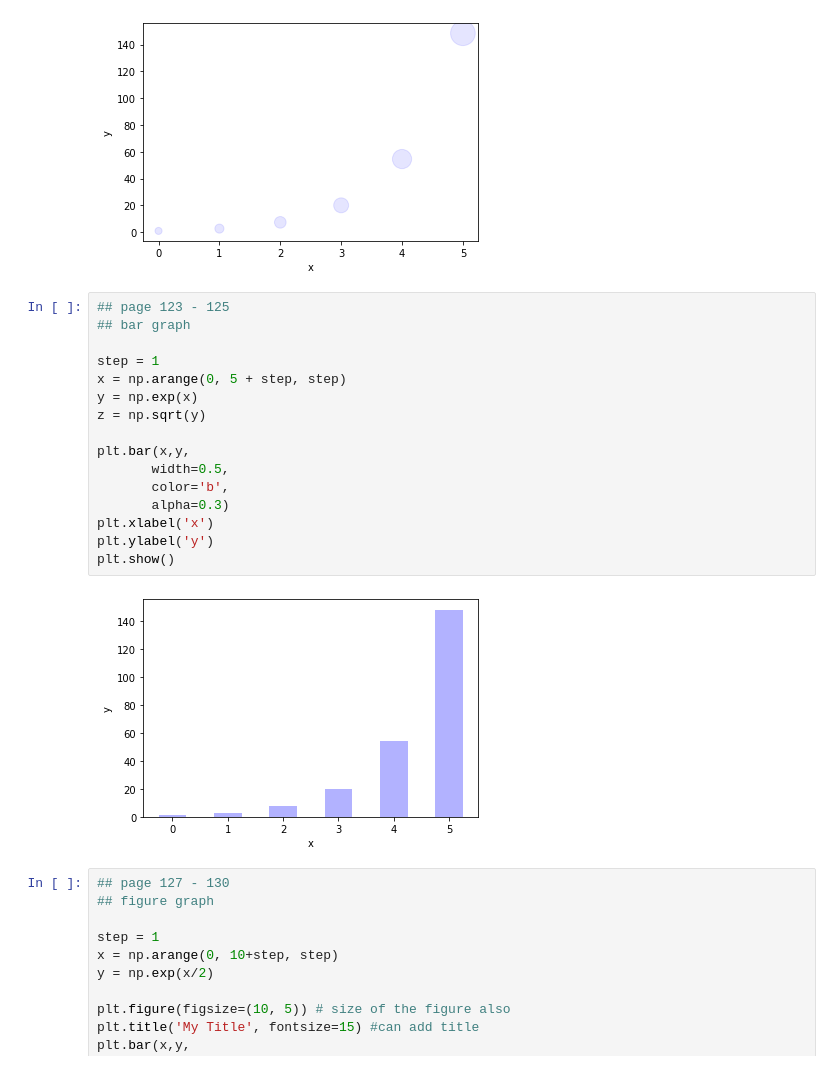
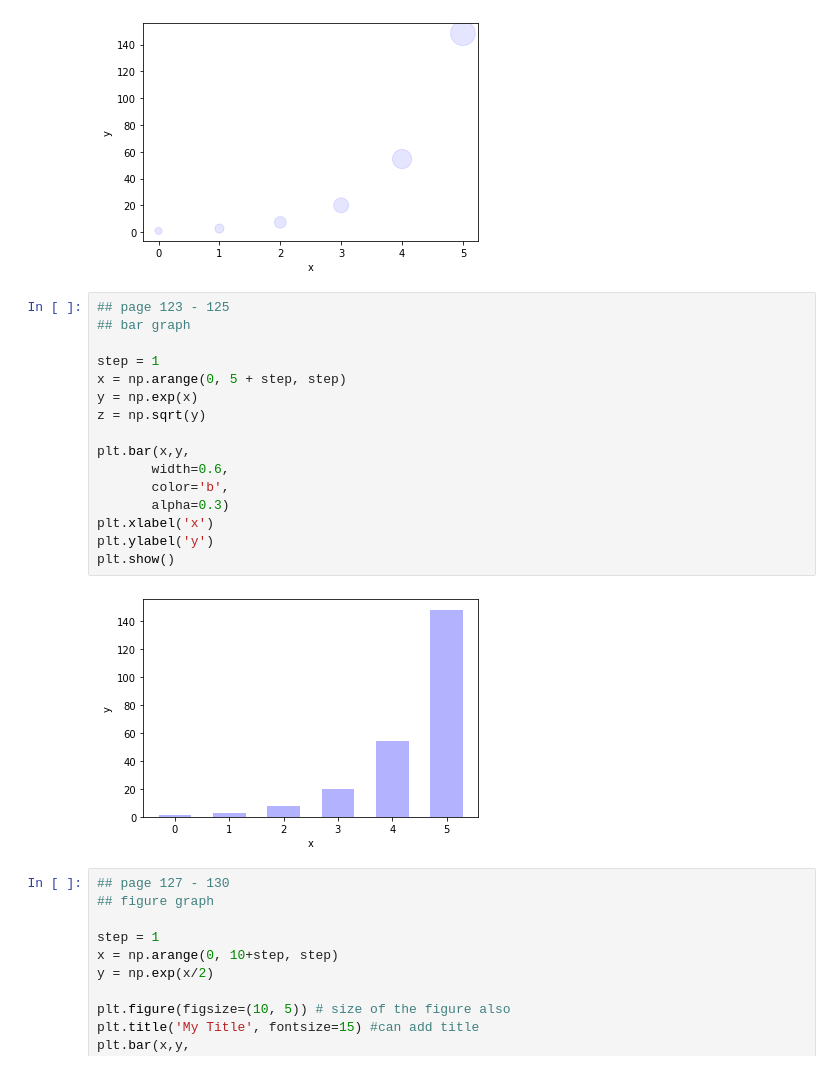
Before and after one commit to YJ048/python_and_excel_viz_2022, a Jupyter notebook: python/python_packages_amended.ipynb, the cells around one changed output. Cells and saved outputs as stored; diff of their text form.

```diff
--- a/python/python_packages_amended.ipynb
+++ b/python/python_packages_amended.ipynb
@@ -494,21 +544,21 @@ plt.show()
 # %%
 ## page 123 - 125
 ## bar graph
 
 step = 1
 x = np.arange(0, 5 + step, step)
 y = np.exp(x)
 z = np.sqrt(y)
 
 plt.bar(x,y,
-       width=0.5,
+       width=0.6,
        color='b',
        alpha=0.3)
 plt.xlabel('x')
 plt.ylabel('y')
 plt.show()
 # %% [output]
-[figure, old version]
+[figure, new version]
 # %%
 ## page 127 - 130
 ## figure graph
```
Also changed, not shown: parts of 19 cells of this notebook, 2 other files.
